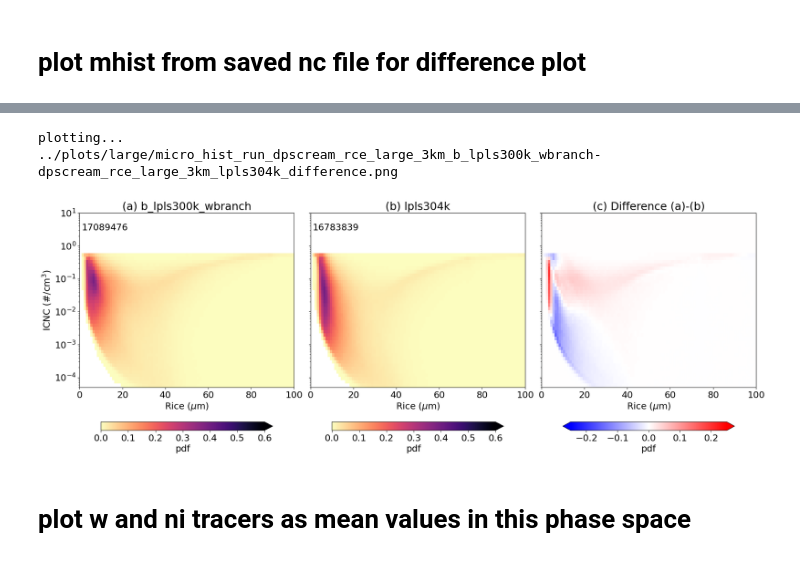
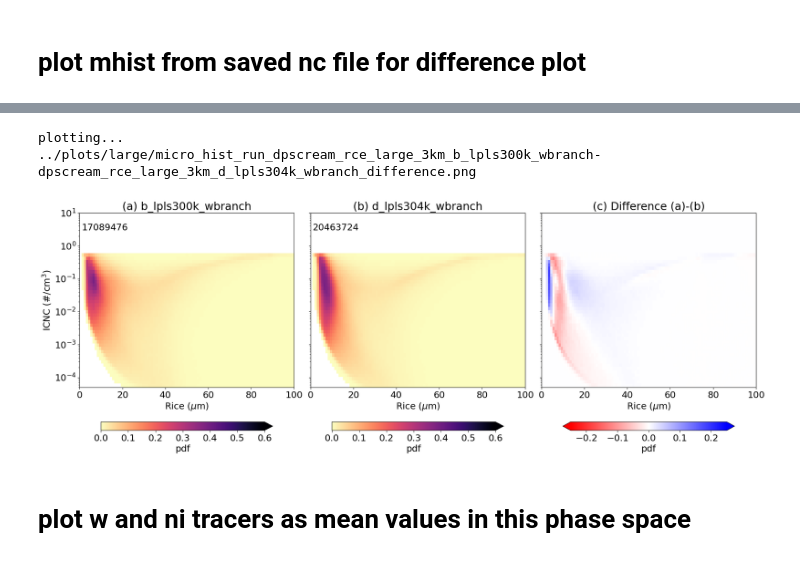
Before and after one commit to smturbev/scmlib, a Jupyter notebook: DP_diagnostics/notebooks/large_domain/micro_p3_hist-large.ipynb, the cells around one changed output, grey strips where cells are left out. Cells and saved outputs as stored; diff of their text form; code cells hidden in the pictures.

```diff
--- a/DP_diagnostics/notebooks/large_domain/micro_p3_hist-large.ipynb
+++ b/DP_diagnostics/notebooks/large_domain/micro_p3_hist-large.ipynb
@@ -568,7 +575,7 @@ plotting... ../plots/large/micro_hist_run_dpscream_rce_large_3km_d_lpls304k_wbra
 # plot mhist from saved nc file for difference plot
 # %%
 run1="dpscream_rce_large_3km_b_lpls300k_wbranch"
-run2="dpscream_rce_large_3km_lpls304k"
+run2="dpscream_rce_large_3km_d_lpls304k_wbranch"
 # %%
 file1 = f"../stats/mhist2d_count_{run1}_last5days.nc"
 file2 = f"../stats/mhist2d_count_{run2}_last5days.nc"
@@ -589,36 +596,36 @@ print(hist1.shape, hist2.shape, histd.shape)
 # %%
 print("plotting... ")
 fig, ax = plt.subplots(1, 3, figsize=(20,7), constrained_layout=True,
                        sharex=True, sharey=True)
 cf = ax[0].pcolormesh(rice_bins, icnc_bins, (hist1*100).T, cmap="magma_r",
                       shading='auto', vmin=0, vmax=0.6)
 ax[0].annotate(n1, xy=(0.01,0.9), xycoords="axes fraction")
 plt.colorbar(cf, ax=ax[0], label="pdf", location="bottom",
              shrink=0.8, extend='max')
 cf = ax[1].pcolormesh(rice_bins, icnc_bins, (hist2*100).T, cmap="magma_r",
                       shading='auto', vmin=0, vmax=0.6)
 ax[1].annotate(n2, xy=(0.01,0.9), xycoords="axes fraction")
 plt.colorbar(cf, ax=ax[1], label="pdf", location="bottom",
              shrink=0.8, extend='max')
-cf = ax[2].pcolormesh(rice_bins, icnc_bins, (histd*100).T, cmap="bwr",
+cf = ax[2].pcolormesh(rice_bins, icnc_bins, (histd*100).T, cmap="bwr_r",
                       shading='auto', vmin=-0.25, vmax=0.25)
 plt.colorbar(cf, ax=ax[2], label="pdf", location="bottom",
              shrink=0.8, extend='both')
 
 ax[0].set(yscale='log', xlim=[0,100], ylim=[5e-5,10], ylabel="ICNC (#/cm$^3$)")
 for i in range(3):
     ax[i].set(xlabel="Rice ($\mu$m)")
 ax[0].set(title="(a) "+run1[23:])
 ax[1].set(title="(b) "+run2[23:])
 ax[2].set(title="(c) Difference (a)-(b)")
 savename=f"../plots/large/micro_hist_run_{(run1)}-{(run2)}_difference.png"
 print(savename)
 plt.savefig(savename, dpi=120)
 plt.show()
 # %% [output]
 plotting...
-../plots/large/micro_hist_run_dpscream_rce_large_3km_b_lpls300k_wbranch-dpscream_rce_large_3km_lpls304k_difference.png
+../plots/large/micro_hist_run_dpscream_rce_large_3km_b_lpls300k_wbranch-dpscream_rce_large_3km_d_lpls304k_wbranch_difference.png
-[figure, old version]
+[figure, new version]
 # %% [markdown]
 # plot w and ni tracers as mean values in this phase space
 # %%
```
Also changed, not shown: parts of 15 cells of this notebook, 31 other files.
